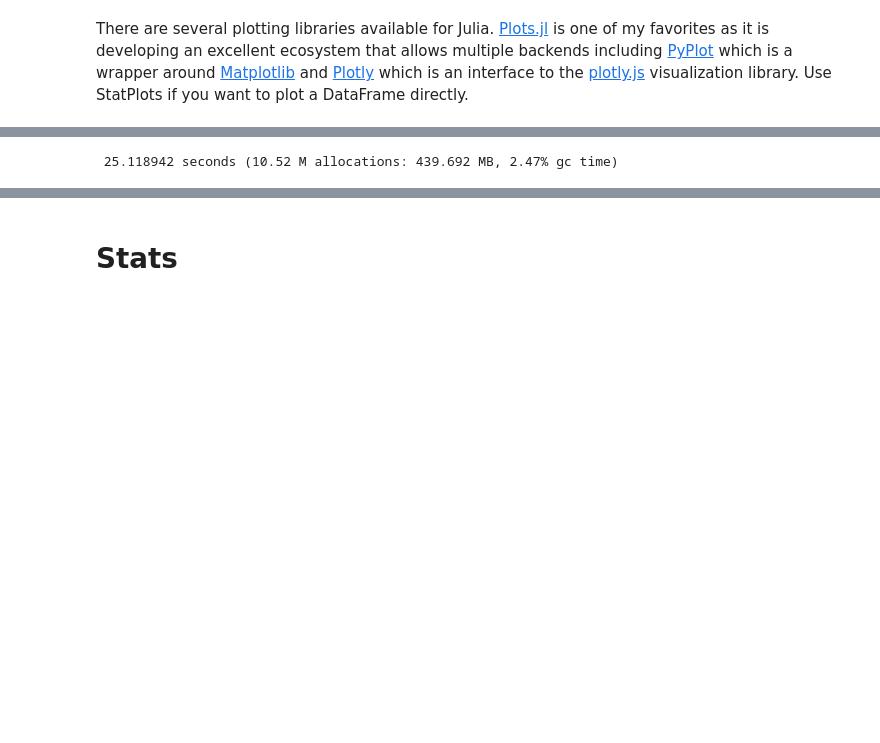
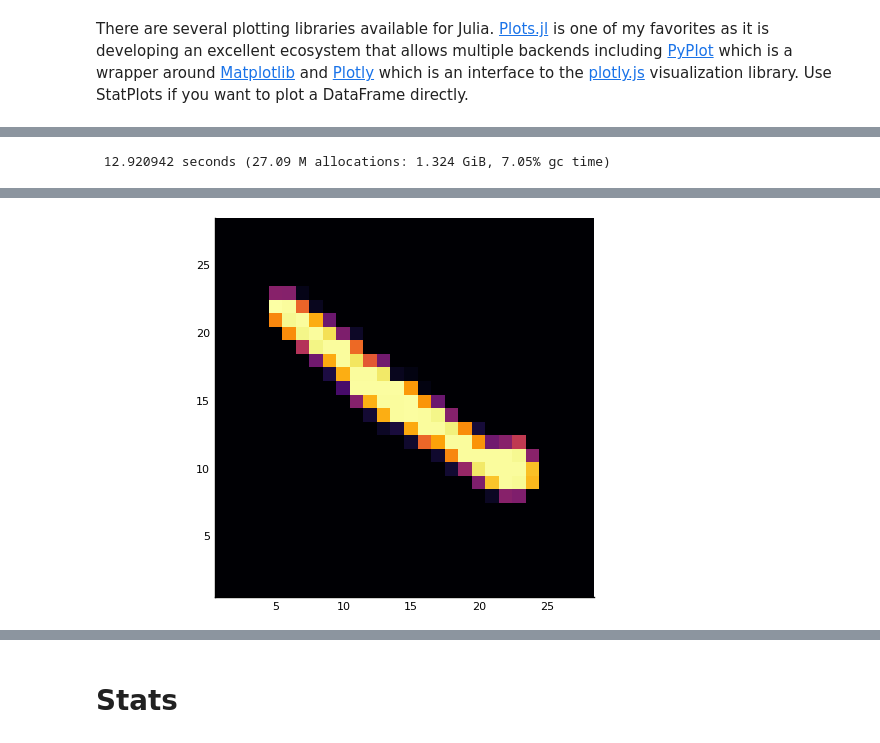
Before and after one commit to ultradian/julia_notebooks, a Jupyter notebook: mxnet/mnistMLP.ipynb, the cells around one changed output, grey strips where cells are left out. Cells and saved outputs as stored; diff of their text form; code cells hidden in the pictures; blank space fills up the shorter version.

```diff
--- a/mxnet/mnistMLP.ipynb
+++ b/mxnet/mnistMLP.ipynb
@@ -99,5 +110,5 @@ Plots.PyPlotBackend()
 # %%
 # heatmap() plots a 2D array
-@time heatmap(reshape(Array(train[1,2:end]), 28, 28), aspect_ratio=:equal)
+@time heatmap(reshape([train[1,col] for col in 2:785], 28, 28), aspect_ratio=:equal)
 # %% [output]
- 25.118942 seconds (10.52 M allocations: 439.692 MB, 2.47% gc time)
+ 12.920942 seconds (27.09 M allocations: 1.324 GiB, 7.05% gc time)
@@ -105,3 +115,4 @@ Plots.PyPlotBackend()
+[figure, added]
 # %%
 # to see it upright, use the rotl90() function to rotate left 90 degrees
 # there are also rotr90() and rot180() functions
```
Also changed, not shown: parts of 27 cells of this notebook, 27 other files.
